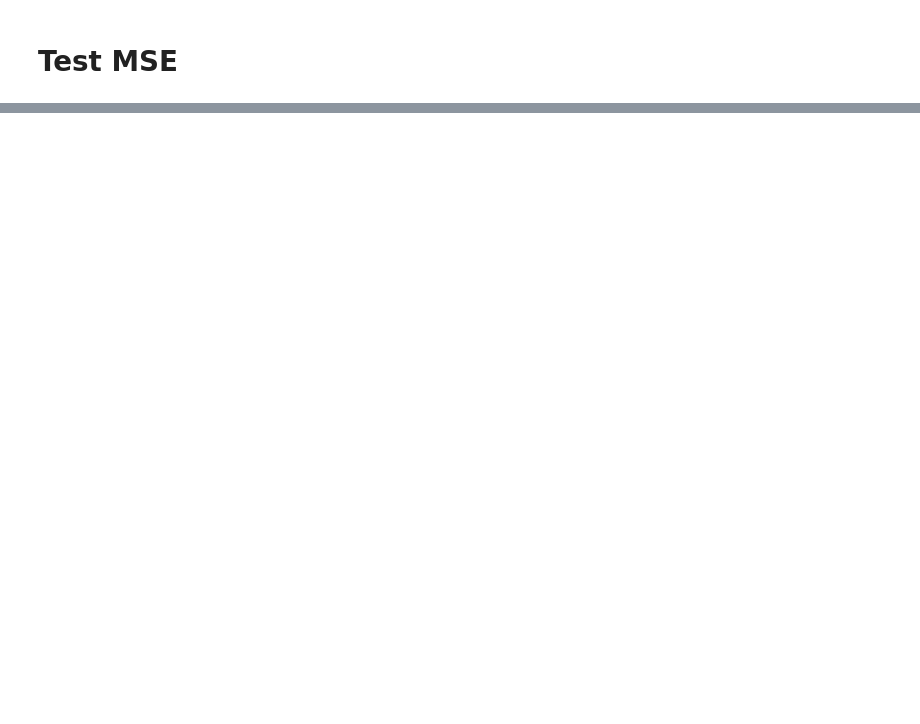
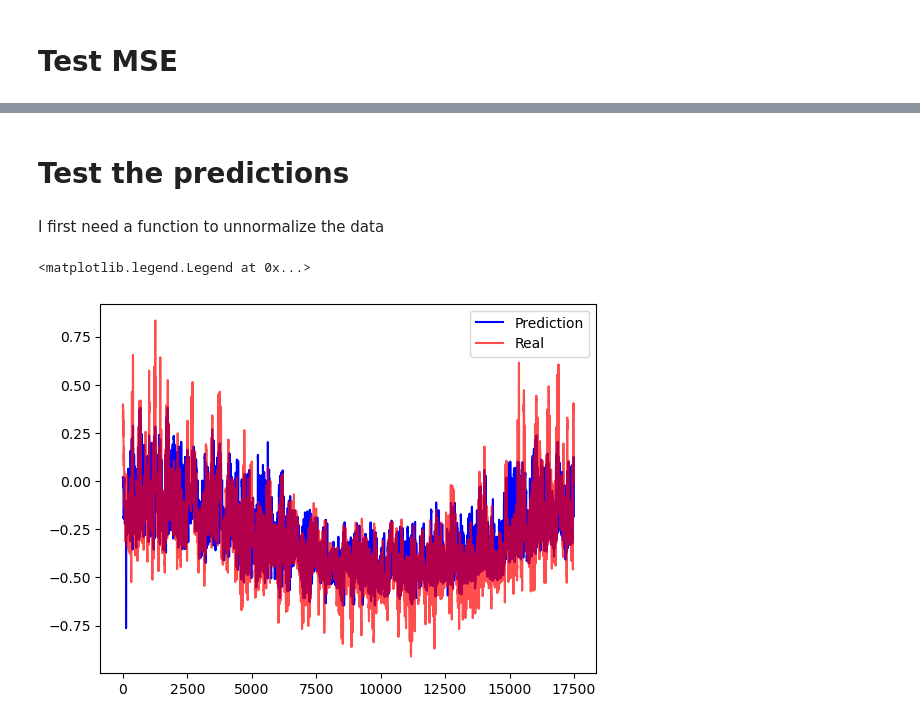
Before and after one commit to vihanw/UrbanWeatherPrediction, a Jupyter notebook: LSTM_forecast.ipynb, the cells around one changed output, grey strips where cells are left out. Cells and saved outputs as stored; diff of their text form; code cells hidden in the pictures; blank space fills up the shorter version.

```diff
--- a/LSTM_forecast.ipynb
+++ b/LSTM_forecast.ipynb
@@ -113,11 +113,11 @@ trainset=torch.utils.data.Subset(dataset, range(n_train))
 valset=torch.utils.data.Subset(dataset, range(n_train,n_train+n_val))
 testset =torch.utils.data.Subset(dataset, range(n_train,n_data))
 # %%
-# Define a batch size of 16.
-BATCH_SIZE = 64 #Just indicate the batch size
+# Define a batch
+BATCH_SIZE = 256 #Just indicate the batch size
 
 # Create Dataloaders
-trainloader = DataLoader(trainset, batch_size=BATCH_SIZE)
+trainloader = DataLoader(trainset, batch_size=BATCH_SIZE )
 valloader = DataLoader(valset, batch_size=BATCH_SIZE)
 testloader = DataLoader(testset, batch_size=BATCH_SIZE)
 # %% [markdown]
@@ -131,7 +131,7 @@ class WeatherLSTM(pl.LightningModule):
         super().__init__() # initialize an instance of the parent class, LightningModule.
 
         self.n=n
-        self.lstm = nn.LSTM(input_size=11, hidden_size=1, batch_first=True)
+        self.lstm = nn.LSTM(input_size=self.n, hidden_size=1, batch_first=True)
         ## The input size corresponds to the number of features of each measurement
         ## The hidden size gives the size of the output. In our case 2. The 24 and 48 temperature prediction
 
@@ -340,0 +342,19 @@ lstm_trainer.test(lstm_model)
+# %% [markdown]
+# Test the predictions
+# %% [markdown]
+I first need a function to unnormalize the data
+# %%
+n_test=len(testset)
+prediction_test=np.zeros(n_test)
+lstm_model.eval() ##Put the model in evaluation mode.
+
+with torch.no_grad():
+    for i in range(n_test):
+        prediction_test[i]=float(lstm_model(torch.unsqueeze(testset[i][0],0)))
+# %%
+plt.plot(prediction_test,"b-",label="Prediction")
+plt.plot(np.array(testset[:][1]),"r-",label="Real", alpha=0.7)
+plt.legend()
+# %% [output]
+<matplotlib.legend.Legend at 0x...>
+[figure, added]
```
Also changed, not shown: parts of 8 cells of this notebook, 3 other files.
